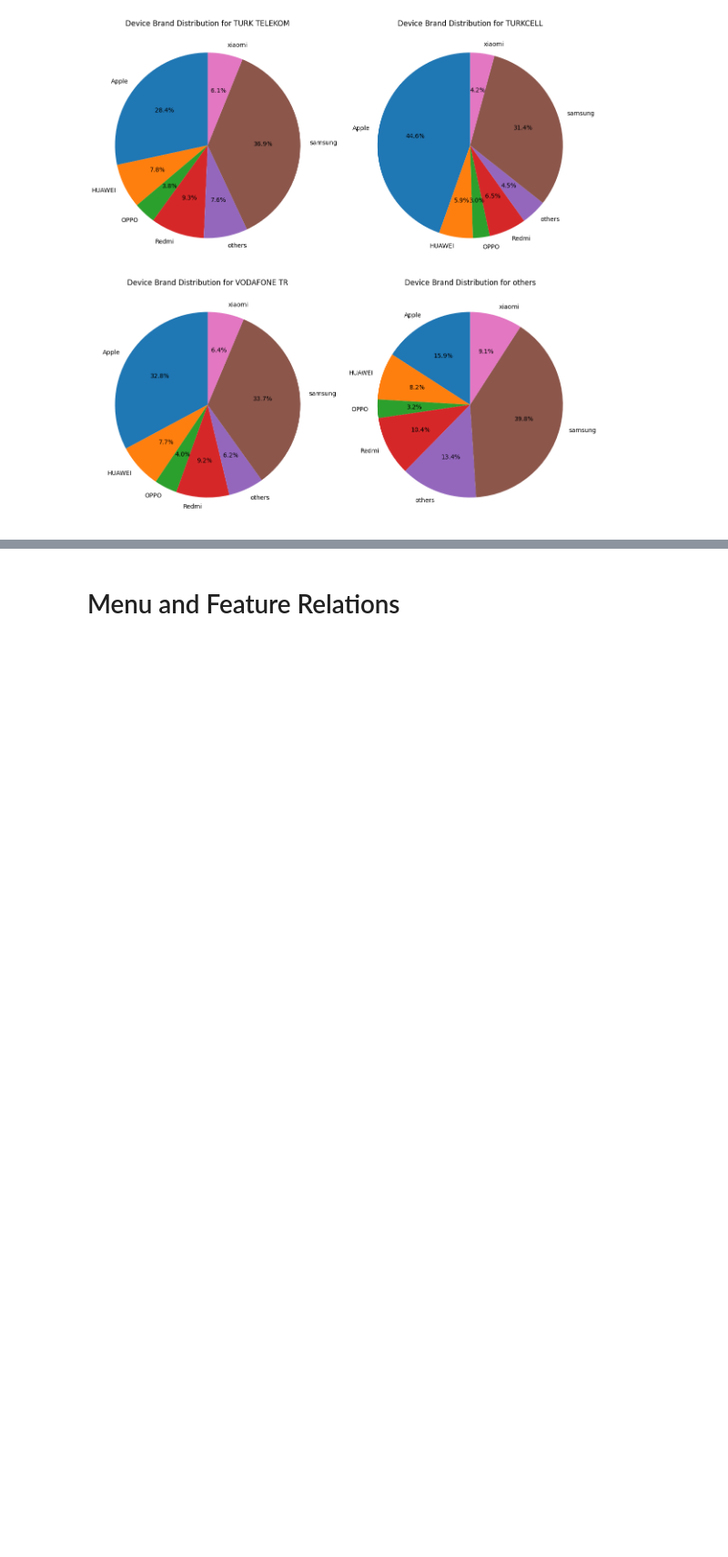
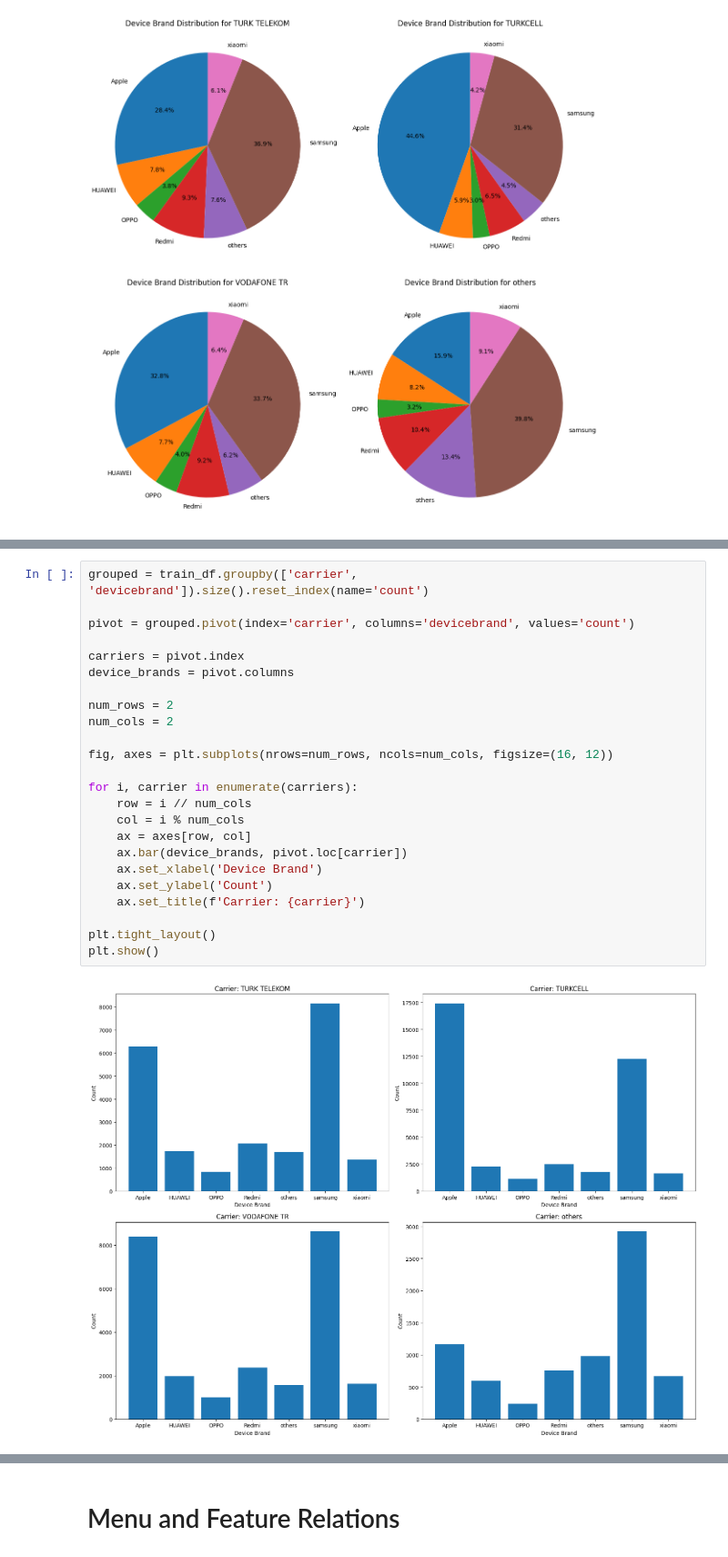
Before and after one commit to yuuIind/is-bankasi-ML-challenge-5, a Jupyter notebook: data_eda.ipynb, the cells around one changed output, grey strips where cells are left out. Shown at 91% size. Cells and saved outputs as stored; diff of their text form; blank space fills up the shorter version.

```diff
--- a/data_eda.ipynb
+++ b/data_eda.ipynb
@@ -332,0 +360,26 @@ plt.show()
+# %%
+grouped = train_df.groupby(['carrier', 'devicebrand']).size().reset_index(name='count')
+
+pivot = grouped.pivot(index='carrier', columns='devicebrand', values='count')
+
+carriers = pivot.index
+device_brands = pivot.columns
+
+num_rows = 2
+num_cols = 2
+
+fig, axes = plt.subplots(nrows=num_rows, ncols=num_cols, figsize=(16, 12))
+
+for i, carrier in enumerate(carriers):
+    row = i // num_cols
+    col = i % num_cols
+    ax = axes[row, col]
+    ax.bar(device_brands, pivot.loc[carrier])
+    ax.set_xlabel('Device Brand')
+    ax.set_ylabel('Count')
+    ax.set_title(f'Carrier: {carrier}')
+
+plt.tight_layout()
+plt.show()
+# %% [output]
+[figure, added]
```
Also changed, not shown: parts of 10 cells of this notebook.
